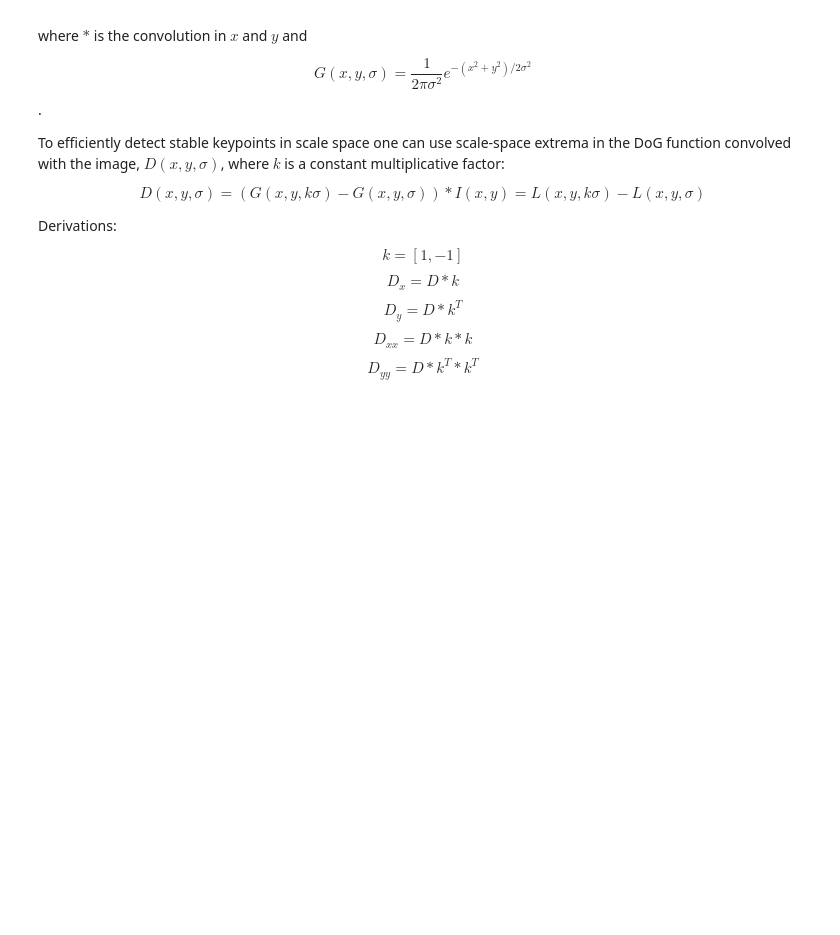
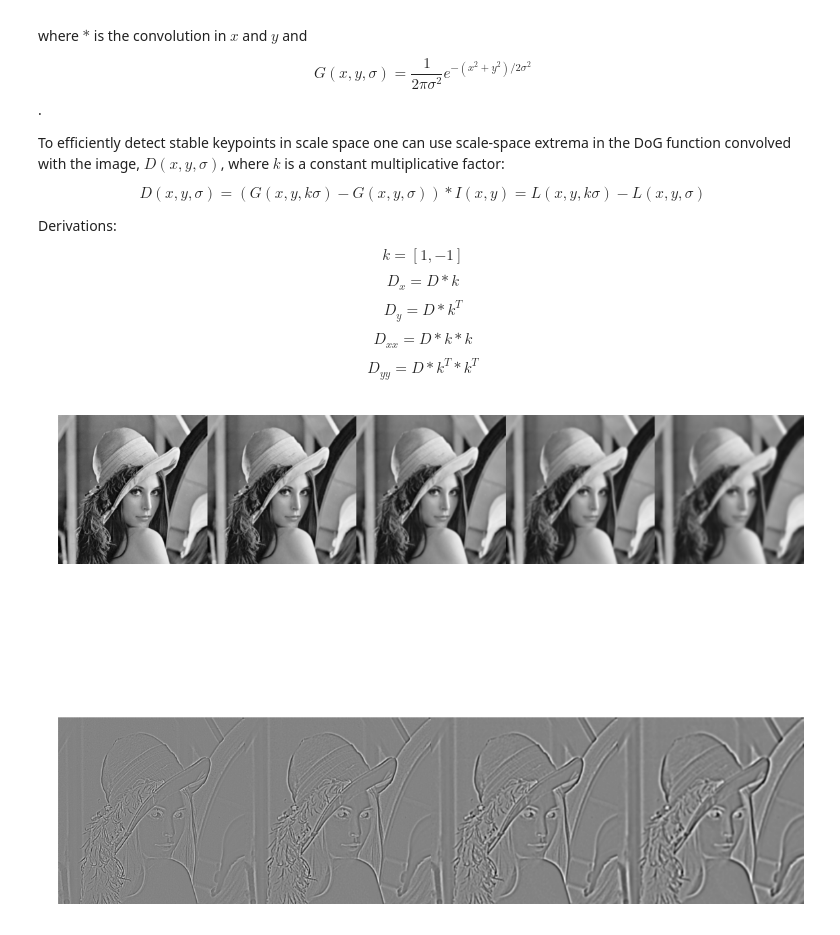
Before and after one commit to justayak/computer_vision_ws2015, a Jupyter notebook: u07/u07.ipynb, the cells around one changed output. Cells and saved outputs as stored; diff of their text form; code cells hidden in the pictures; blank space fills up the shorter version.

Commit message:
scale space

```diff
--- a/u07/u07.ipynb
+++ b/u07/u07.ipynb
@@ -70,3 +82,54 @@ $$ D_x = D*k $$
 $$ D_y = D*k^T$$
 $$ D_{xx} = D*k*k$$
 $$ D_{yy} = D*k^T*k^T$$
+# %%
+class Octave(object):
+    S = 2
+    _g = None
+    _d = None
+
+    DoG = []
+    Gauss = []
+
+    def __init__(self, I):
+        scale = []
+        k = 2**(1.0/ self.S)
+        for i in range(0, self.S + 3):
+            sigma = k ** i
+            G = ndimage.filters.gaussian_filter(
+                I, sigma, order=0, output=None,
+                mode='reflect', cval=0.0, truncate=4.0)
+            scale.append(G)
+            self.Gauss.append(G)
+
+        gaussian = []
+        for i in range(0, self.S + 2):
+            dog = scale[i+1] - scale[i]
+            gaussian.append(dog)
+            self.DoG.append(dog)
+
+        self._d = np.hstack(gaussian)
+        self._g = np.hstack(scale)
+
+    def local_extrema(self):
+        w = self.DoG[0].shape[1]
+        h = self.DoG[0].shape[0]
+        Max = np.zeros((h-2, w-2))
+        Min = np.zeros((h-2, w-2))
+
+
+
+octa = Octave(I)
+
+f, (ax, ay) = plt.subplots(ncols=1, nrows=2)
+f.set_size_inches(16, 16)
+
+ax.imshow(octa._g, cmap=plt.get_cmap('gray'))
+ay.imshow(octa._d, cmap=plt.get_cmap('gray'))
+
+ay.axis("off")
+ax.axis('off')
+plt.tight_layout()
+plt.show()
+# %% [output]
+[figure, added]
```
Also changed, not shown: parts of 4 cells of this notebook.
